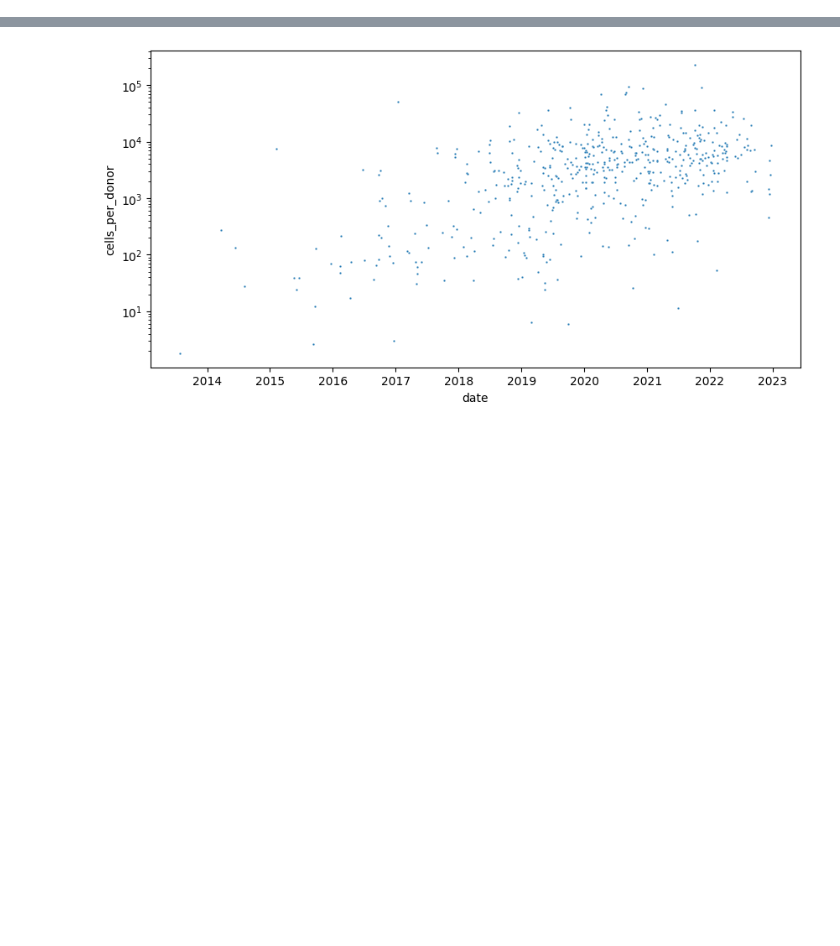
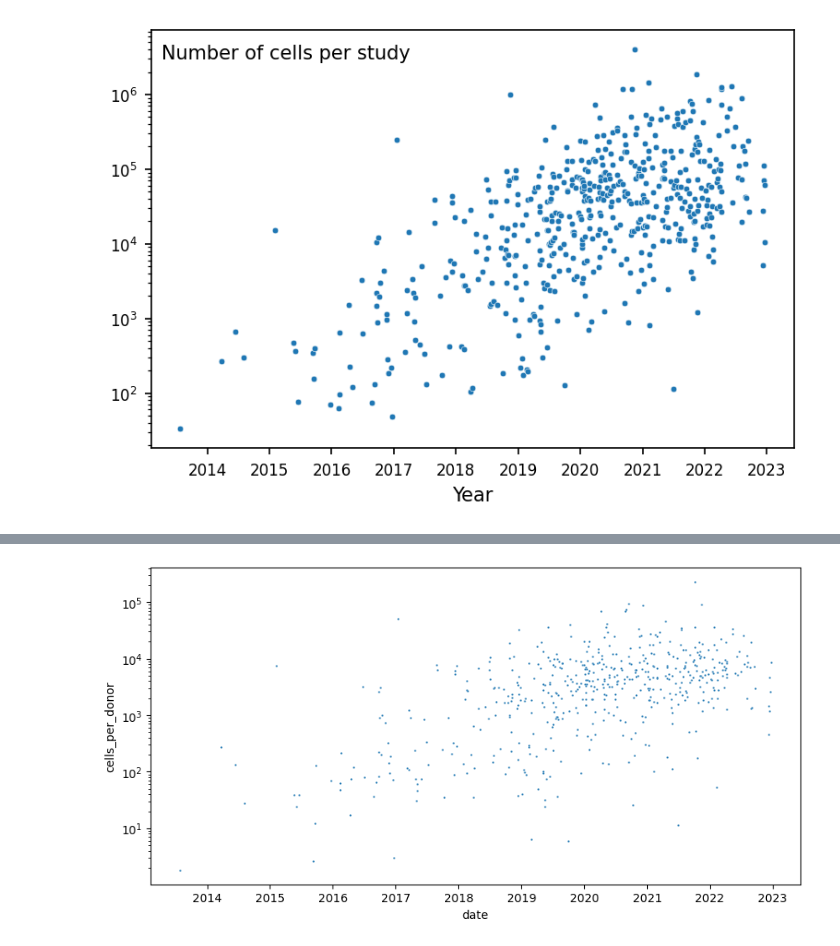
Before and after one commit to lueckenlab/single-cell-papers-trends, a Jupyter notebook: donors_per_study_plot/02_analysis.ipynb, the cells around one changed output, grey strips where cells are left out. Drawn from its saved outputs; the diff is of its cells as text; code cells hidden in the pictures; blank space fills up the shorter version.

```diff
--- a/donors_per_study_plot/02_analysis.ipynb
+++ b/donors_per_study_plot/02_analysis.ipynb
@@ -124,6 +127,12 @@ def remove_comma_from_number(s):
 
     return s
 # %%
+accessibility_types = {
+    1.: "Easily accessible",
+    2.: "Accessible",
+    3.: "Minimally accessible"
+}
+
 dates = df["Publication date"].apply(get_date).values
 df["date"] = [f"{year}-{month}-{day}" for year, month, day in dates]
 
@@ -141,6 +150,8 @@ df["Reported cells total"] = df["Reported cells total"].apply(remove_comma_from_
 df["Reported cells total"] = df["Reported cells total"].astype(float)
 df["cells_per_donor"] = df["Reported cells total"] / df["Number individuals"]
 
+df["tissue_accessibility"] = df["tissue_accessibility"].map(accessibility_types)
+
 df = df.loc[df["year"] < 2023]  # The data for 2023 is not complete yet
 # %% [output]
 A value is trying to be set on a copy of a slice from a DataFrame.
@@ -172,3 +197,17 @@ sns.scatterplot(data=df, x="date", y="Number individuals")
+# %%
+plt.figure(figsize=(6, 4), dpi=150)
+
+sns.scatterplot(data=df.loc[df["year"] > 2005], x="date", y="Reported cells total", s=10)
+plt.text(15800, 30e5, "Number of cells per study")
+
+plt.yscale("log")
+plt.ylabel("")
+plt.xlabel("Year")
+
+plt.yticks(size=8);
+plt.xticks(size=8);
+# %% [output]
+[figure, added]
 # %%
 sns.histplot(df["Number individuals"], log_scale=True)
 # plt.yscale("log")
```
Also changed, not shown: parts of 59 cells of this notebook, 1 other file.
